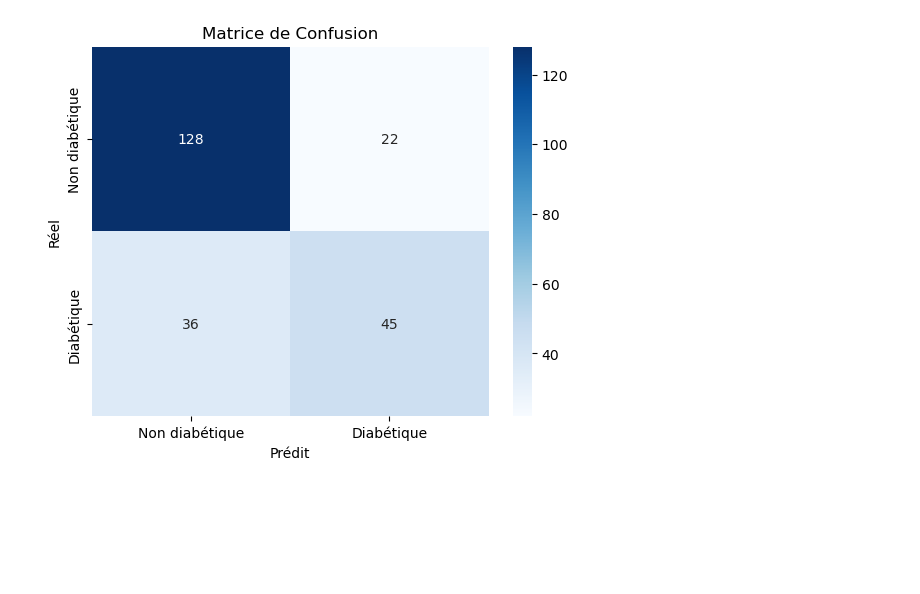
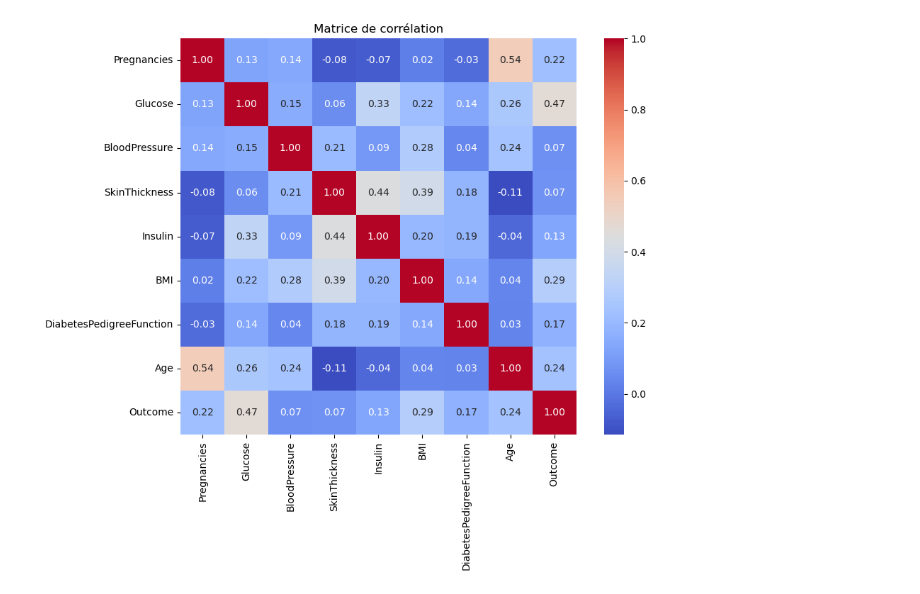
Before and after one commit to BILIM488/projet_ML_2025-, a Jupyter notebook: CLASSIFICATEURS/GradientBoostingClassifier.ipynb, the cells around one changed output. Saved outputs shown, nothing was run; the diff lists cells and outputs as text; code cells hidden in the pictures; blank space fills up the shorter version.

```diff
--- a/CLASSIFICATEURS/GradientBoostingClassifier.ipynb
+++ b/CLASSIFICATEURS/GradientBoostingClassifier.ipynb
@@ -14,91 +14,12 @@ from sklearn.metrics import accuracy_score, confusion_matrix, classification_rep
 
 # 1. Chargement des données
 data = pd.read_csv("diabetes.csv")
-
-# 2. Remplacement des zéros par NaN dans les colonnes concernées
-cols_with_zeros = ['Glucose', 'BloodPressure', 'SkinThickness', 'Insulin', 'BMI']
-data[cols_with_zeros] = data[cols_with_zeros].replace(0, np.nan)
-
-# 3. Séparation X / y
-X = data.drop("Outcome", axis=1)
-y = data["Outcome"]
-
-# 4. Séparation train / test avec stratification
-X_train, X_test, y_train, y_test = train_test_split(X, y, test_size=0.3, random_state=42, stratify=y)
-
-# 5. Prétraitement
-numeric_features = X.columns
-numeric_transformer = Pipeline(steps=[
-    ('imputer', SimpleImputer(strategy='median')),
-    ('scaler', StandardScaler())
-])
-
-preprocessor = ColumnTransformer(
-    transformers=[
-        ('num', numeric_transformer, numeric_features)
-    ])
-
-# 6. Pipeline complet avec GradientBoostingClassifier
-pipe_gb = Pipeline([
-    ('preprocessing', preprocessor),
-    ('gb', GradientBoostingClassifier(random_state=42))
-])
-
-# 7. GridSearchCV pour tuning des hyperparamètres
-param_grid = {
-    'gb__n_estimators': [100, 200, 300],
-    'gb__learning_rate': [0.01, 0.05, 0.1],
-    'gb__max_depth': [3, 5, 10],
-}
-
-grid_search = GridSearchCV(pipe_gb, param_grid, cv=5, scoring='accuracy', n_jobs=-1)
-grid_search.fit(X_train, y_train)
-
-# 8. Meilleurs paramètres
-best_model = grid_search.best_estimator_
-print("Meilleurs hyperparamètres :", grid_search.best_params_)
-
-# 9. Prédictions
-y_pred = best_model.predict(X_test)
-
-# 10. Évaluation du modèle
-acc = accuracy_score(y_test, y_pred)
-print(f"\nPrécision sur le test : {acc:.4f}")
-
-print("\nRapport de classification :\n", classification_report(y_test, y_pred))
-
-# Matrice de confusion
-conf_matrix = confusion_matrix(y_test, y_pred)
-sns.heatmap(conf_matrix, annot=True, fmt='d', cmap='Blues', xticklabels=['Non diabétique', 'Diabétique'], yticklabels=['Non diabétique', 'Diabétique'])
-plt.title('Matrice de Confusion')
-plt.xlabel('Prédit')
-plt.ylabel('Réel')
+print(data.head())
+# Affichage de la matrice de corrélation
+plt.figure(figsize=(10, 8))
+corr_matrix = data.corr()
+sns.heatmap(corr_matrix, annot=True, cmap='coolwarm', fmt=".2f", square=True)
+plt.title('Matrice de corrélation')
+plt.tight_layout()
 plt.show()
-
-# Courbe ROC
-probs = best_model.predict_proba(X_test)[:, 1]
-fpr, tpr, thresholds = roc_curve(y_test, probs)
-roc_auc = auc(fpr, tpr)
-
-plt.figure(figsize=(6, 4))
-plt.plot(fpr, tpr, label=f"AUC = {roc_auc:.2f}", color='darkorange')
-plt.plot([0, 1], [0, 1], linestyle='--', color='navy')
-plt.xlabel('Taux de Faux Positifs')
-plt.ylabel('Taux de Vrais Positifs')
-plt.title('Courbe ROC')
-plt.legend()
-plt.show()
-
-print(f"\nAUC : {roc_auc:.4f}")
-
-# 11. Validation croisée sur l'ensemble d'entraînement
-cv_scores = cross_val_score(best_model, X_train, y_train, cv=5, scoring='accuracy')
-print(f"\nPrécision moyenne en validation croisée : {cv_scores.mean():.4f} ± {cv_scores.std():.4f}")
-
-# 12. Résumé final automatique
-print("\n\033[1mRÉSUMÉ FINAL :\033[0m")
-print(f"- Précision test : {acc:.4f}")
-print(f"- AUC test : {roc_auc:.4f}")
-print(f"- Validation croisée (acc) : {cv_scores.mean():.4f} ± {cv_scores.std():.4f}")
-print(f"- Meilleurs hyperparamètres : {grid_search.best_params_}")
 # %% [output]
@@ -118 +39 @@ weighted avg       0.74      0.75      0.74       231
-[figure, old version]
+[figure, new version]
```
Also changed, not shown: parts of 17 cells of this notebook, 4 other files.
